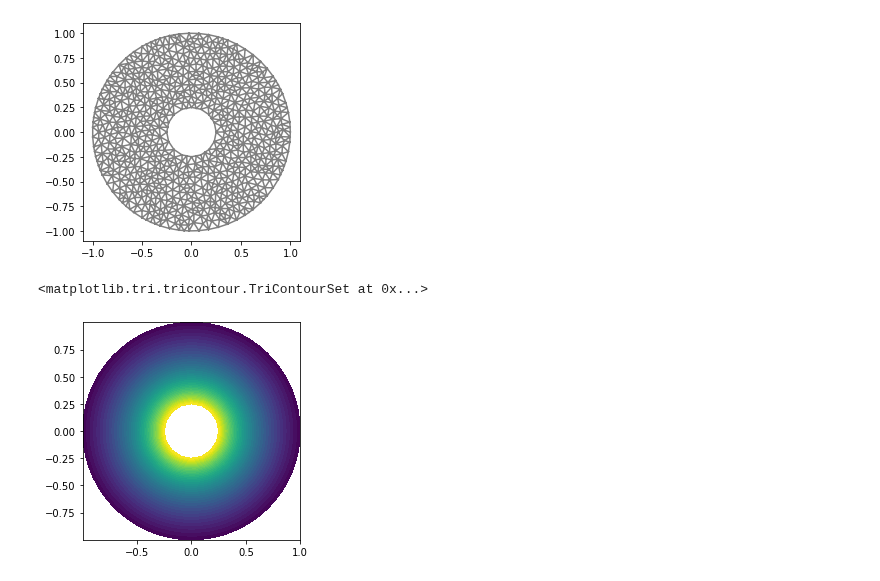
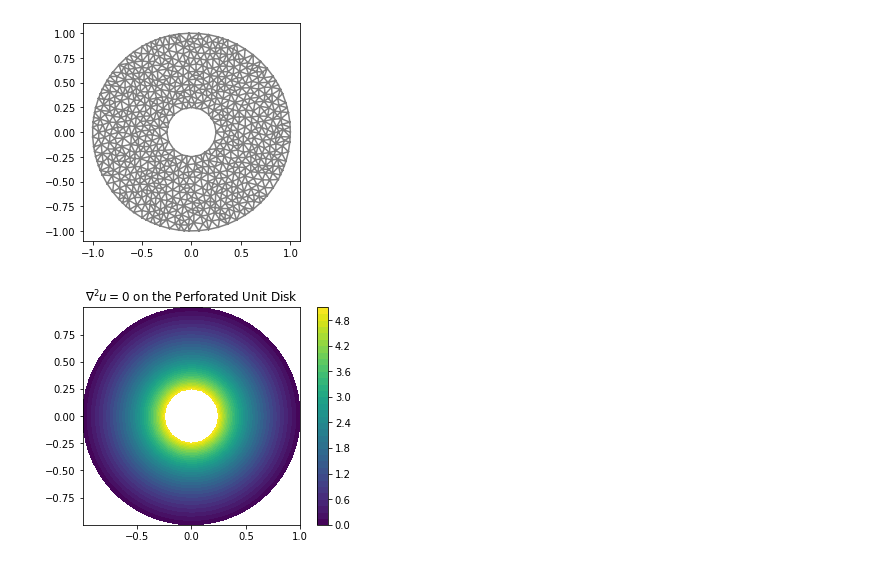
Before and after one commit to algorythmist/computational-physics, a Jupyter notebook: fenics_disk.ipynb, the cells around one changed output. Cells and saved outputs as stored; diff of their text form; code cells hidden in the pictures.

```diff
--- a/fenics_disk.ipynb
+++ b/fenics_disk.ipynb
@@ -76,8 +79,10 @@ right_integrand = f*v*dx
 # %%
 sol = Function(FS_wedge)
 solve(left_integrand == right_integrand, sol, boundary)
-# %%
-plot(sol)
-# %% [output]
-<matplotlib.tri.tricontour.TriContourSet at 0x...>
-[figure, removed]
+# %%
+p = plot(sol)
+plt.title(r'$∇ ^2 u = 0$ on the Perforated Unit Disk')
+plt.colorbar(p)
+plt.show()
+# %% [output]
+[figure, added]
```
Also changed, not shown: parts of 6 cells of this notebook, 1 other file.
